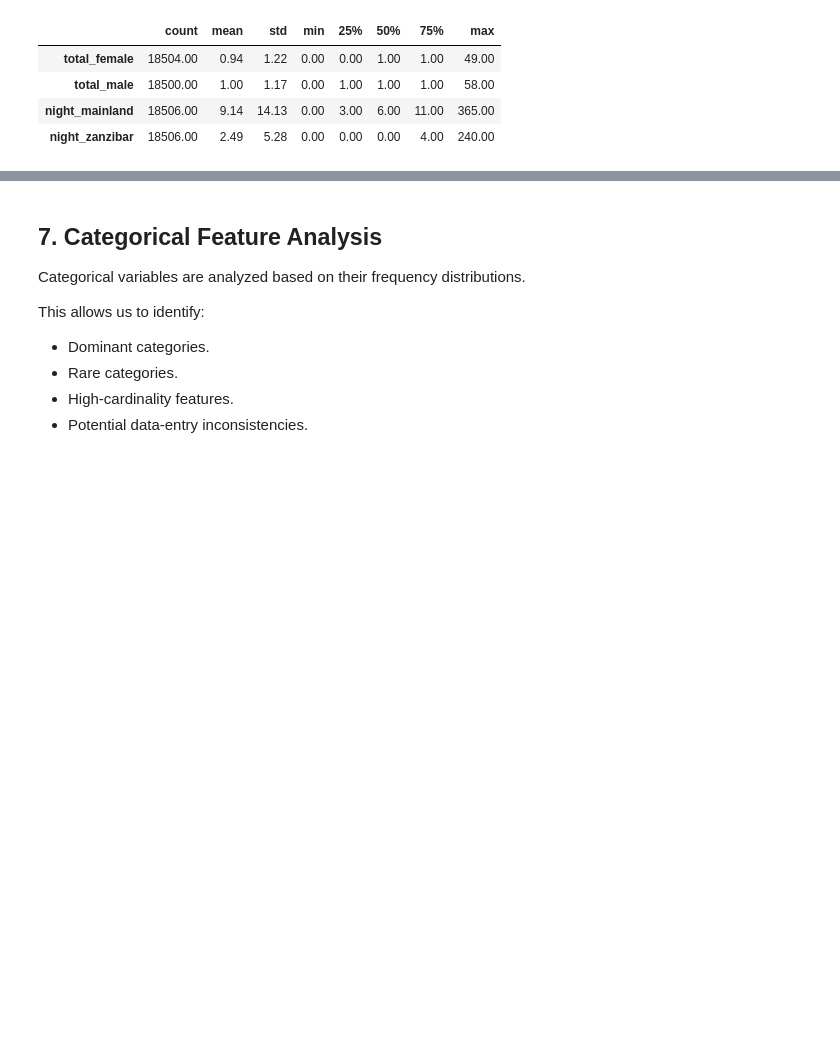
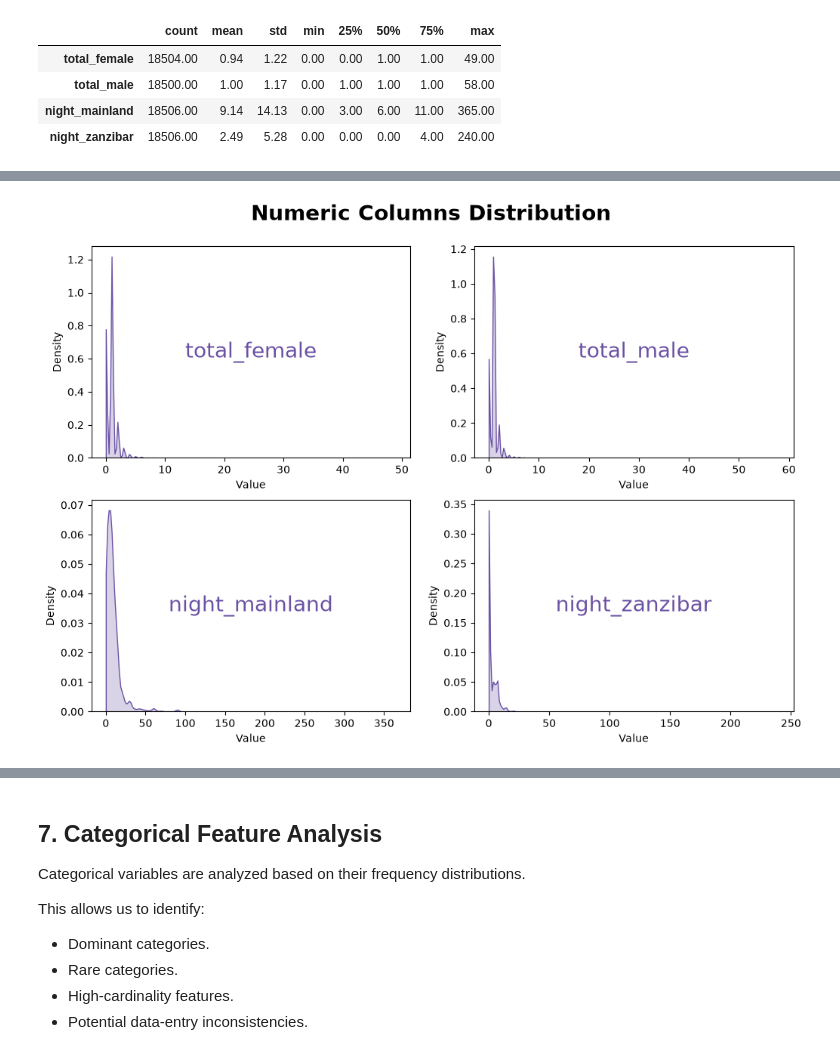
Before and after one commit to kareem0088/tanzania-tourism-classification, a Jupyter notebook: notebooks/01_statistical_eda.ipynb, the cells around one changed output, grey strips where cells are left out. Saved outputs shown, nothing was run; the diff lists cells and outputs as text; code cells hidden in the pictures; blank space fills up the shorter version.

```diff
--- a/notebooks/01_statistical_eda.ipynb
+++ b/notebooks/01_statistical_eda.ipynb
@@ -266,0 +356,17 @@ array([[<Axes: ylabel='Density'>, <Axes: ylabel='Density'>],
+# %%
+fig, axes = plt.subplots(2,2, figsize=(12,8),)
+axes = axes.flatten()
+for i, col in enumerate(NUMERIC_COLS):
+    sns.kdeplot(
+        data=df,
+        x=col,
+        ax=axes[i],
+        clip=(df[col].min(), df[col].max()),
+        color="#6a51a3",
+        fill=True
+        )
+    axes[i].text(0.5,0.5,str(col),transform=axes[i].transAxes,ha="center",va="center",fontsize=20,color="#6a51a3")
+    axes[i].set_xlabel("Value")
+    fig.suptitle("Numeric Columns Distribution",y=0.95,fontsize=20,fontweight="bold")
+# %% [output]
+[figure, added]
```
Also changed, not shown: parts of 22 cells of this notebook.
